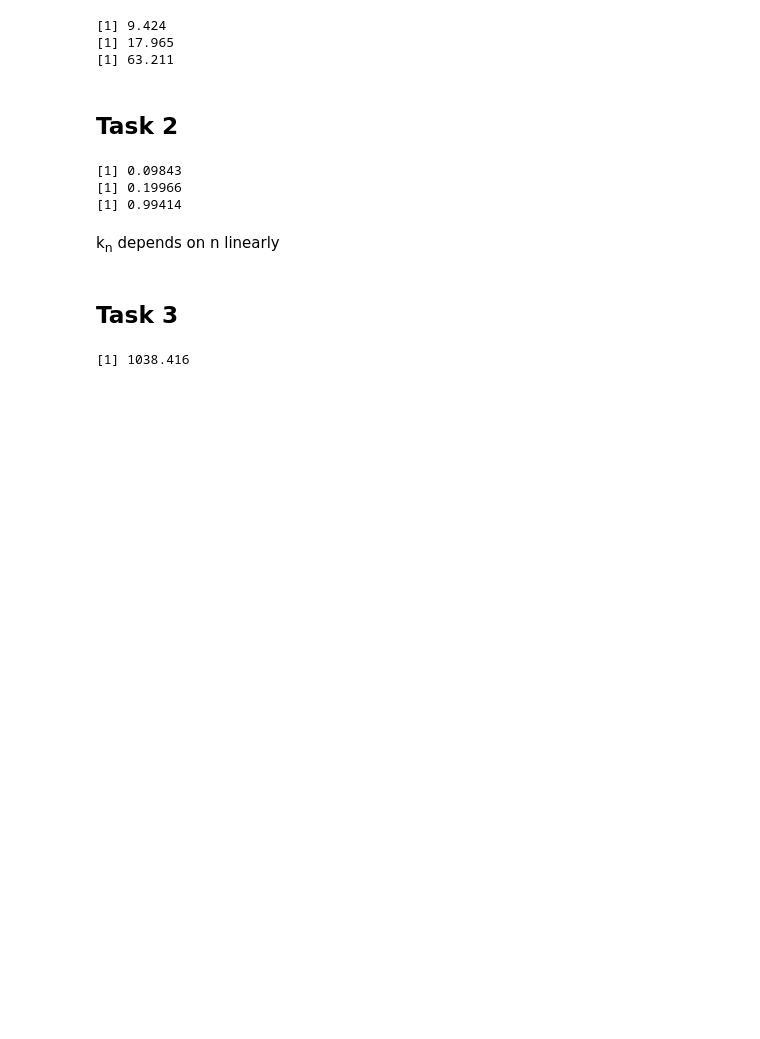
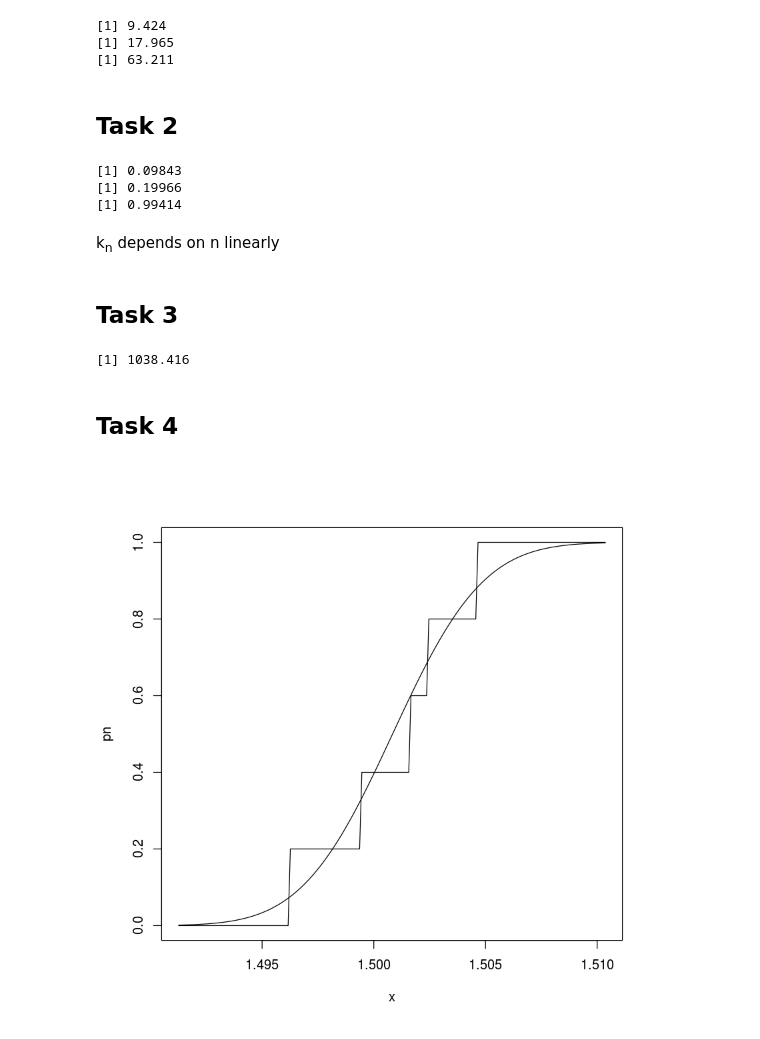
Before and after one commit to neonbevz/r-labs, a Jupyter notebook: A.Bevz - Lab1.ipynb, the cells around one changed output. Cells and saved outputs as stored; diff of their text form; code cells hidden in the pictures; blank space fills up the shorter version.

```diff
--- a/A.Bevz - Lab1.ipynb
+++ b/A.Bevz - Lab1.ipynb
@@ -96,3 +96,24 @@ it <- 1000
 print(iterate_append(it) / it)
 # %% [output]
 [1] 1038.416
+# %% [markdown]
+## Task 4
+# %%
+plot_vars <- function(n, N, k) {
+    sm <- colMeans(matrix(sample(1:2, N*n, replace = T),N))   # generate sample of means
+    emp <- ecdf(sm)
+
+    x <- seq(mean(sm) - 3 * sd(sm), mean(sm) + 3 * sd(sm), by=0.0001)
+    pn <- pnorm(x, mean=mean(sm), sd=sd(sm))
+
+    plot(x, pn, type="l")
+    lines(x, emp(x))
+}
+
+N <- 10000
+k <- 4
+# %%
+n <- 5
+plot_vars(n, N, k)
+# %% [output]
+[figure, added]
```
Also changed, not shown: parts of 2 cells of this notebook.
